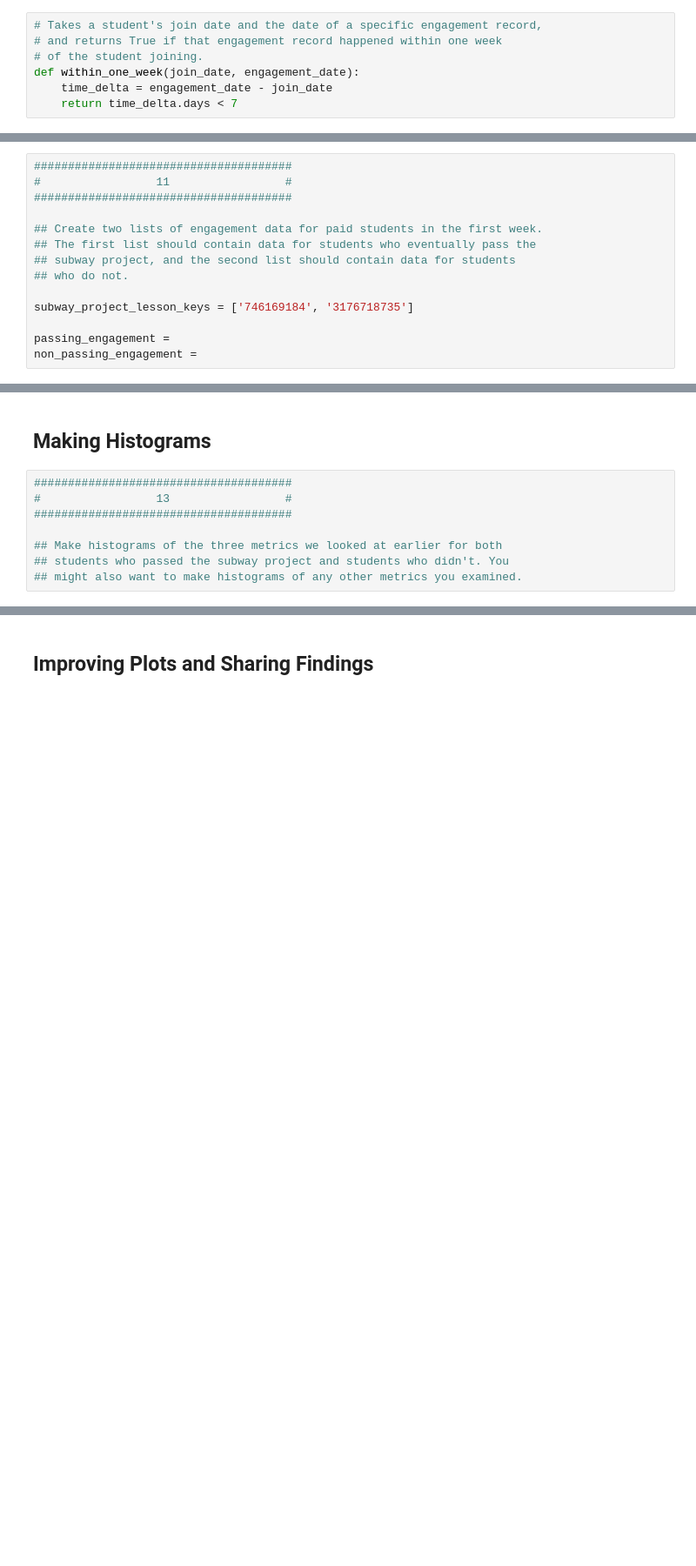
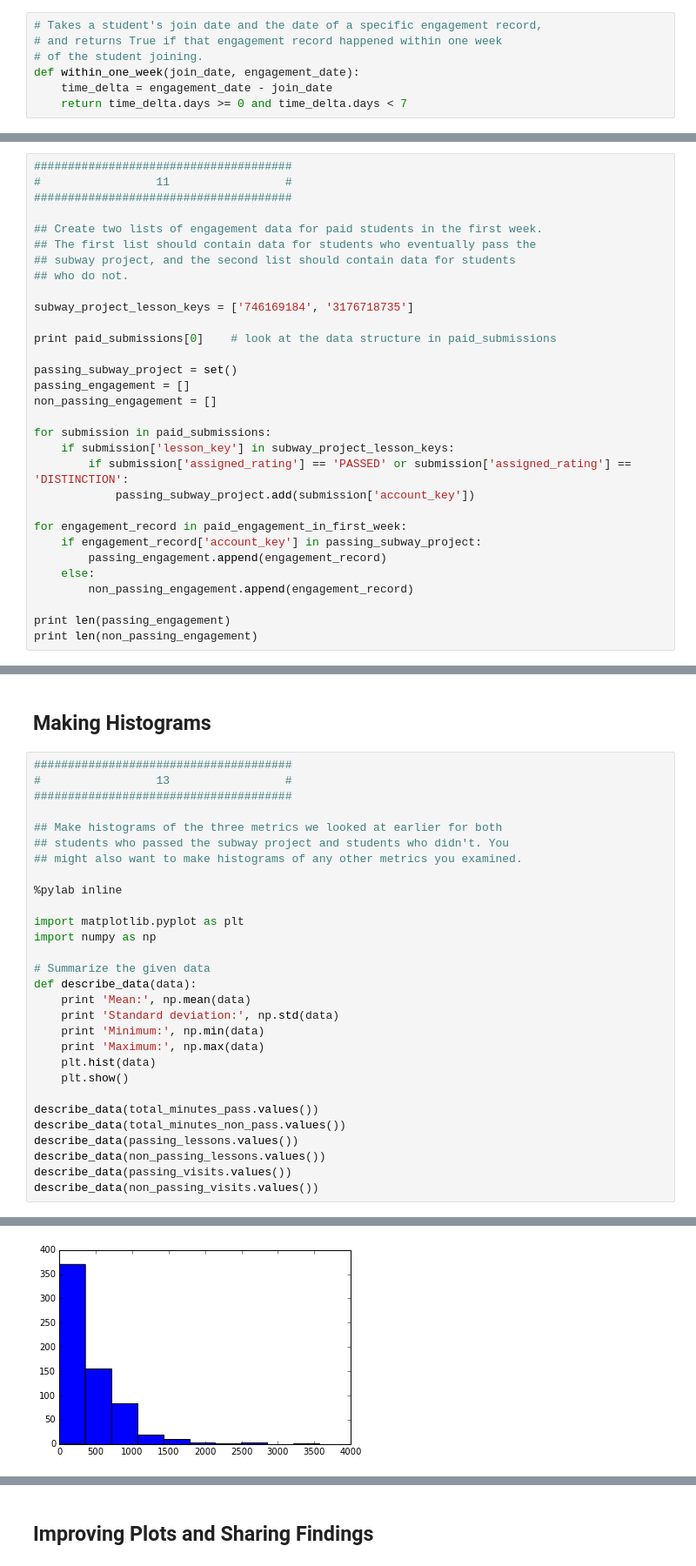
Before and after one commit to joyceXD/Udacity, a Jupyter notebook: 2 DataAnalysisIntro/lesson 1/L1_Starter_Code.ipynb, the cells around one changed output, grey strips where cells are left out. Shown: that part at 87% size. Saved outputs shown, nothing was run; the diff lists cells and outputs as text; blank space fills up the shorter version.

```diff
--- a/2 DataAnalysisIntro/lesson 1/L1_Starter_Code.ipynb
+++ b/2 DataAnalysisIntro/lesson 1/L1_Starter_Code.ipynb
@@ -256,7 +306,7 @@ paid_students =
 # of the student joining.
 def within_one_week(join_date, engagement_date):
     time_delta = engagement_date - join_date
-    return time_delta.days < 7
+    return time_delta.days >= 0 and time_delta.days < 7
 # %%
 #####################################
 #                 7                 #
@@ -338,5 +536,22 @@ print 'Maximum:', np.max(total_minutes)
 
 subway_project_lesson_keys = ['746169184', '3176718735']
 
-passing_engagement =
-non_passing_engagement =
+print paid_submissions[0]    # look at the data structure in paid_submissions
+
+passing_subway_project = set()
+passing_engagement = []
+non_passing_engagement = []
+
+for submission in paid_submissions:
+    if submission['lesson_key'] in subway_project_lesson_keys:
+        if submission['assigned_rating'] == 'PASSED' or submission['assigned_rating'] == 'DISTINCTION':
+            passing_subway_project.add(submission['account_key'])
+
+for engagement_record in paid_engagement_in_first_week:
+    if engagement_record['account_key'] in passing_subway_project:
+        passing_engagement.append(engagement_record)
+    else:
+        non_passing_engagement.append(engagement_record)
+
+print len(passing_engagement)
+print len(non_passing_engagement)
@@ -361,3 +629,25 @@ non_passing_engagement =
 ## Make histograms of the three metrics we looked at earlier for both
 ## students who passed the subway project and students who didn't. You
 ## might also want to make histograms of any other metrics you examined.
+
+%pylab inline
+
+import matplotlib.pyplot as plt
+import numpy as np
+
+# Summarize the given data
+def describe_data(data):
+    print 'Mean:', np.mean(data)
+    print 'Standard deviation:', np.std(data)
+    print 'Minimum:', np.min(data)
+    print 'Maximum:', np.max(data)
+    plt.hist(data)
+    plt.show()
+
+describe_data(total_minutes_pass.values())
+describe_data(total_minutes_non_pass.values())
+describe_data(passing_lessons.values())
+describe_data(non_passing_lessons.values())
+describe_data(passing_visits.values())
+describe_data(non_passing_visits.values())
+# %% [output]
@@ -363,0 +659 @@ non_passing_engagement =
+[figure, added]
```
Also changed, not shown: parts of 18 cells of this notebook.
